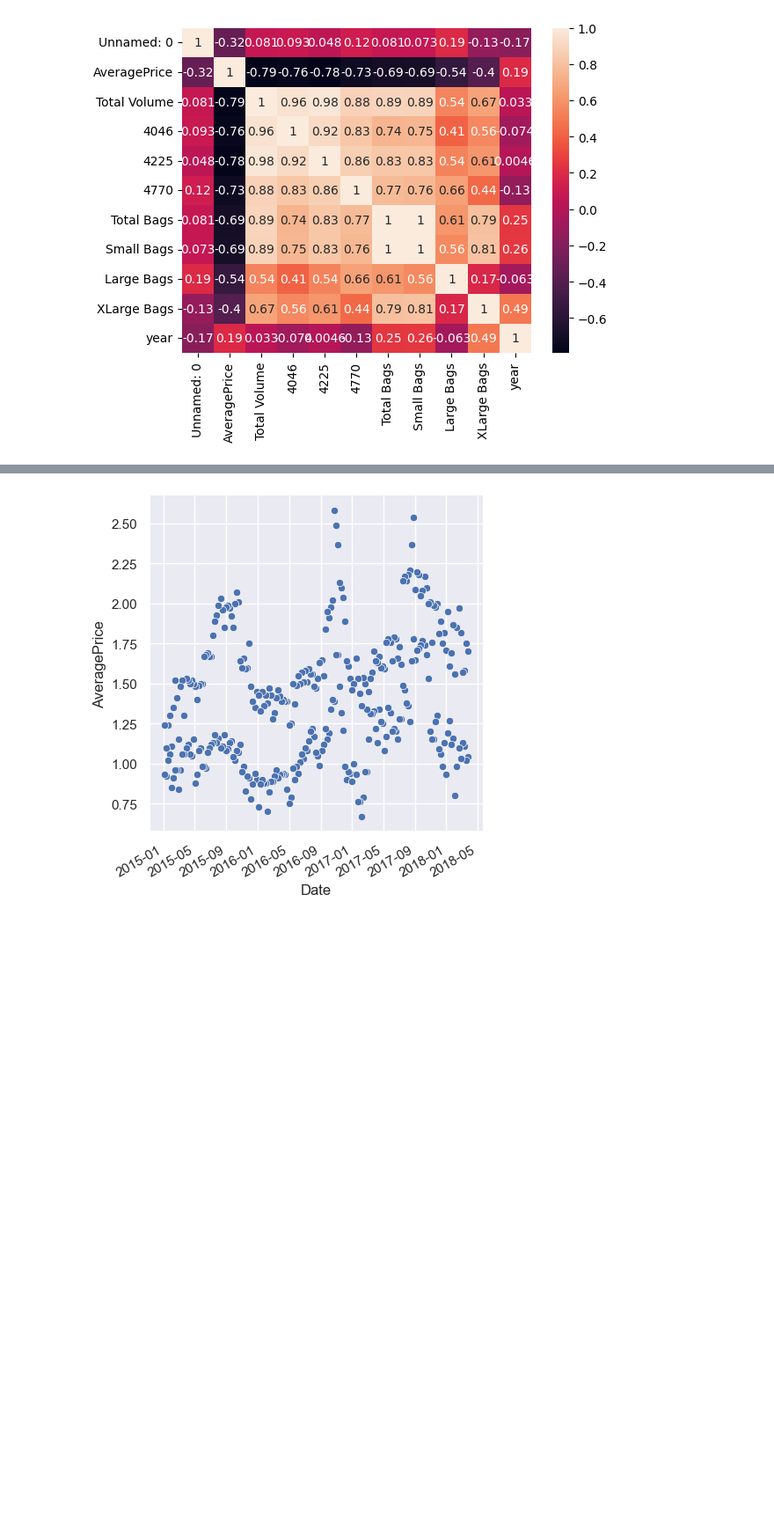
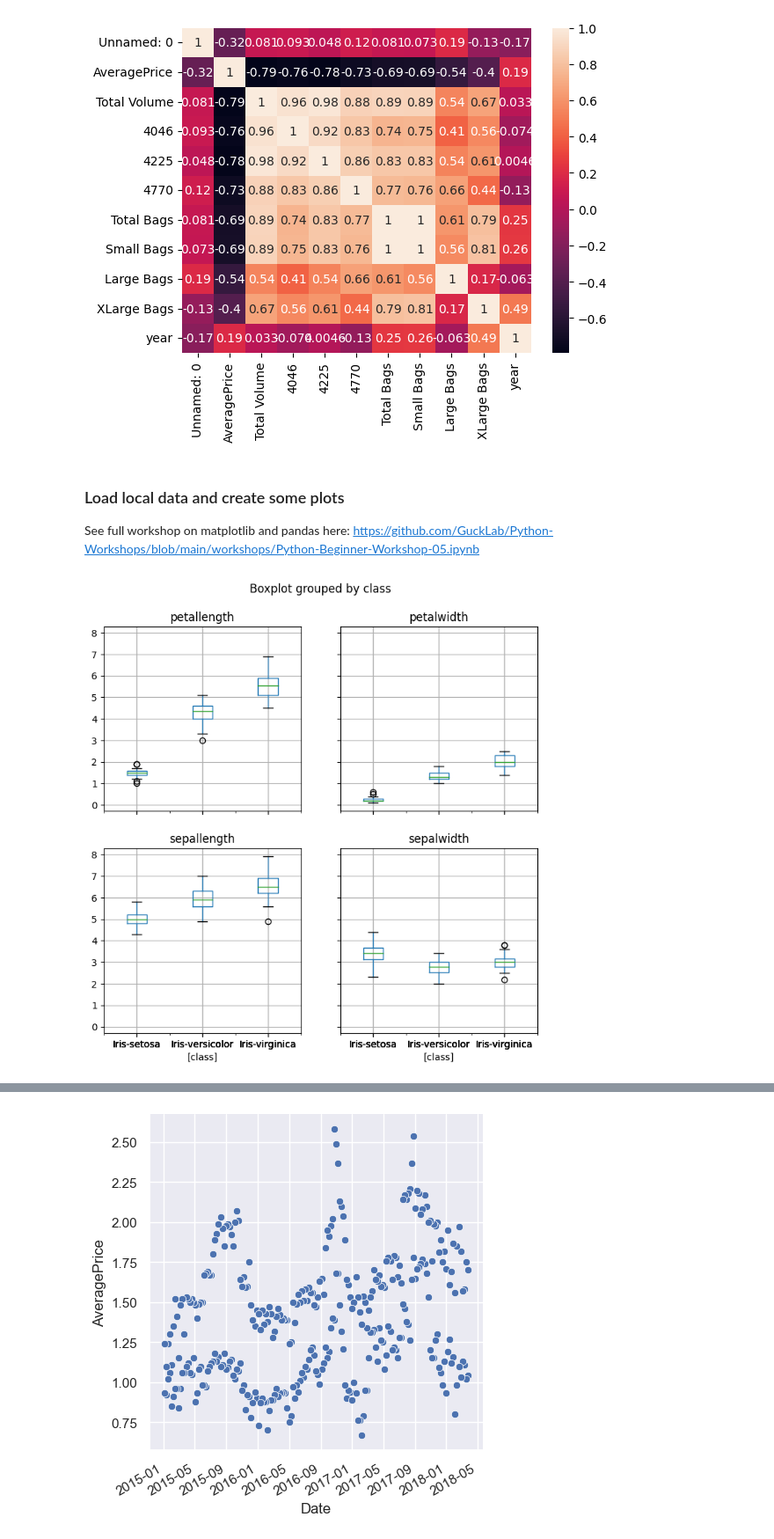
Before and after one commit to GuckLab/SciViz, a Jupyter notebook: workshops/WS3_styles_and_pd-sns.ipynb, the cells around one changed output, grey strips where cells are left out. Shown at 88% size. Drawn from its saved outputs; the diff is of its cells as text; code cells hidden in the pictures; blank space fills up the shorter version.

Commit message:
WÂS3: add iris dataset and subplots for pandas section

```diff
--- a/workshops/WS3_styles_and_pd-sns.ipynb
+++ b/workshops/WS3_styles_and_pd-sns.ipynb
@@ -329,3 +333,15 @@ sns.heatmap(corr_matrix, annot=True)
 # %% [output]
 <AxesSubplot:>
 [figure]
+# %% [markdown]
+### Load local data and create some plots
+
+See full workshop on matplotlib and pandas here: https://github.com/GuckLab/Python-Workshops/blob/main/workshops/Python-Beginner-Workshop-05.ipynb
+# %%
+df = pd.read_csv(r"data/iris.csv")
+
+# we can look at boxplots
+
+axs = df.boxplot(by="class", figsize=(8, 8))
+# %% [output]
+[figure, added]
```
Also changed, not shown: parts of 8 cells of this notebook, 1 other file.
